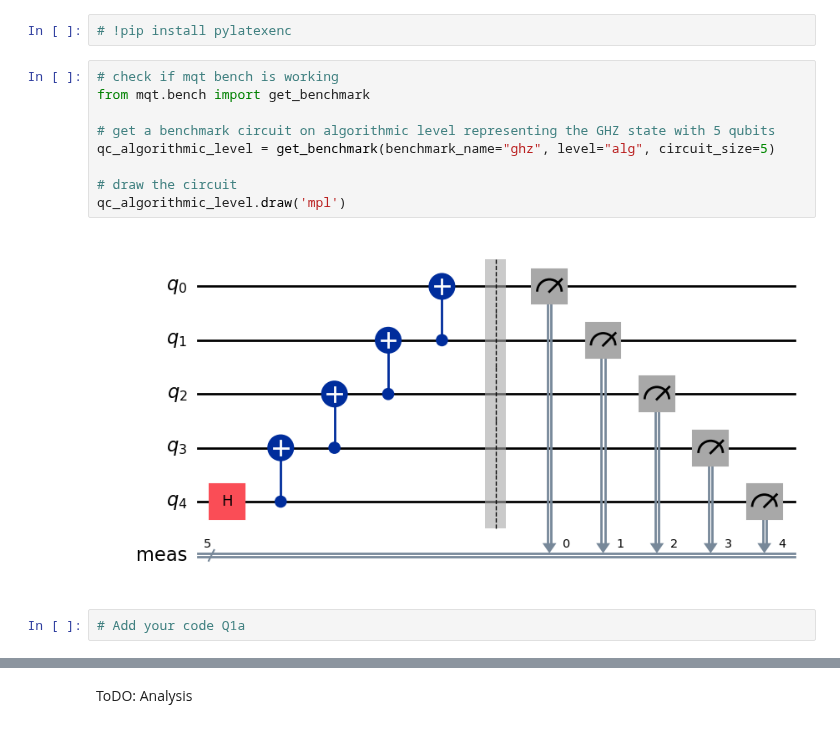
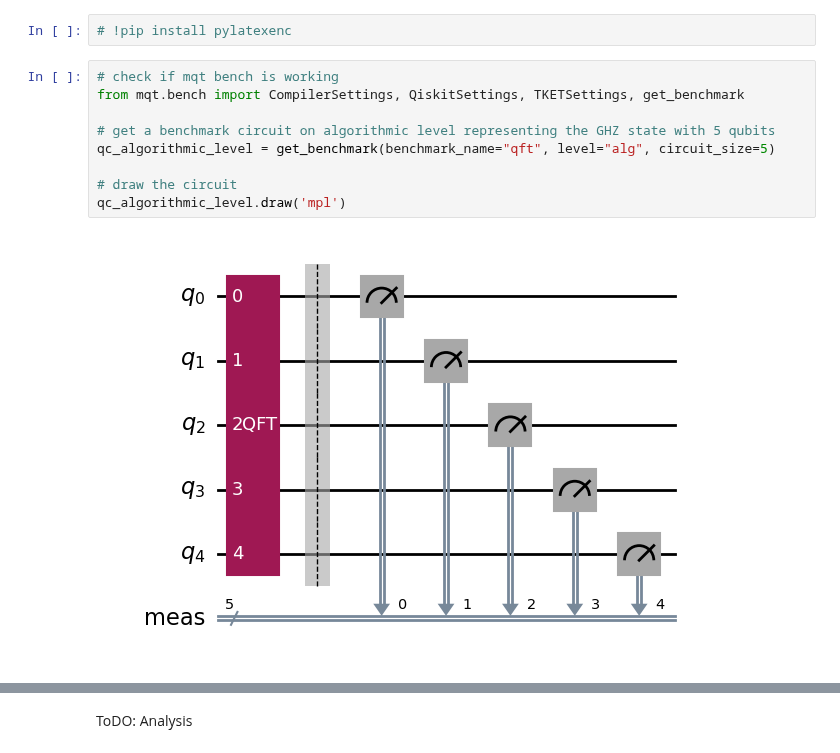
Before and after one commit to Huaiyuan-Jing/Quantum_Algorithm, a Jupyter notebook: CS639/HW4/Homework_4.ipynb, the cells around one changed output, grey strips where cells are left out. Cells and saved outputs as stored; diff of their text form.

```diff
--- a/CS639/HW4/Homework_4.ipynb
+++ b/CS639/HW4/Homework_4.ipynb
@@ -158,14 +158,12 @@ Use the following **representative quantum applications** for your evaluations:
 # !pip install pylatexenc
 # %%
 # check if mqt bench is working
-from mqt.bench import get_benchmark
+from mqt.bench import CompilerSettings, QiskitSettings, TKETSettings, get_benchmark
 
 # get a benchmark circuit on algorithmic level representing the GHZ state with 5 qubits
-qc_algorithmic_level = get_benchmark(benchmark_name="ghz", level="alg", circuit_size=5)
+qc_algorithmic_level = get_benchmark(benchmark_name="qft", level="alg", circuit_size=5)
 
 # draw the circuit
 qc_algorithmic_level.draw('mpl')
 # %% [output]
-[figure, old version]
+[figure, new version]
-# %%
-# Add your code Q1a
```
Also changed, not shown: parts of 4 cells of this notebook.
